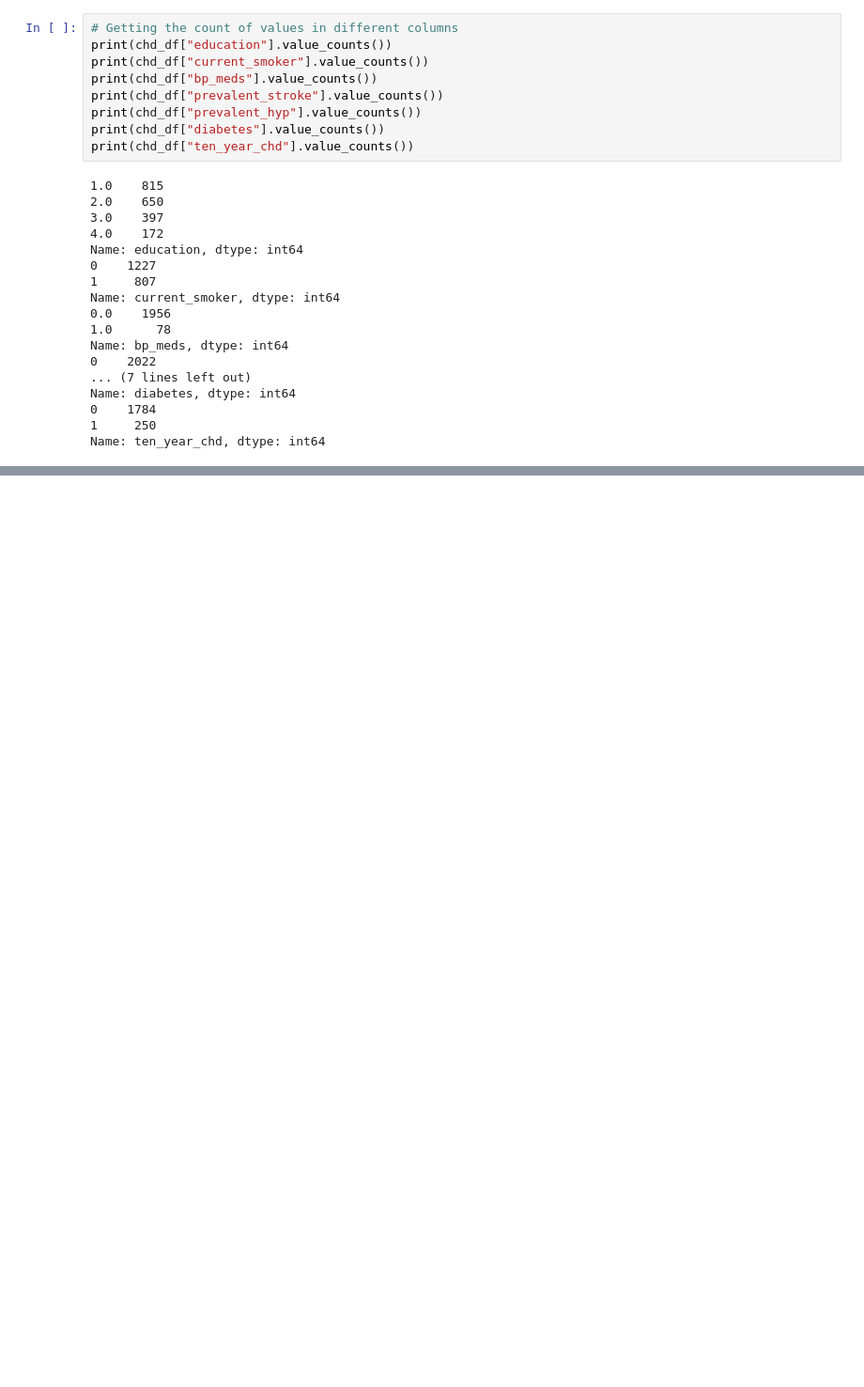
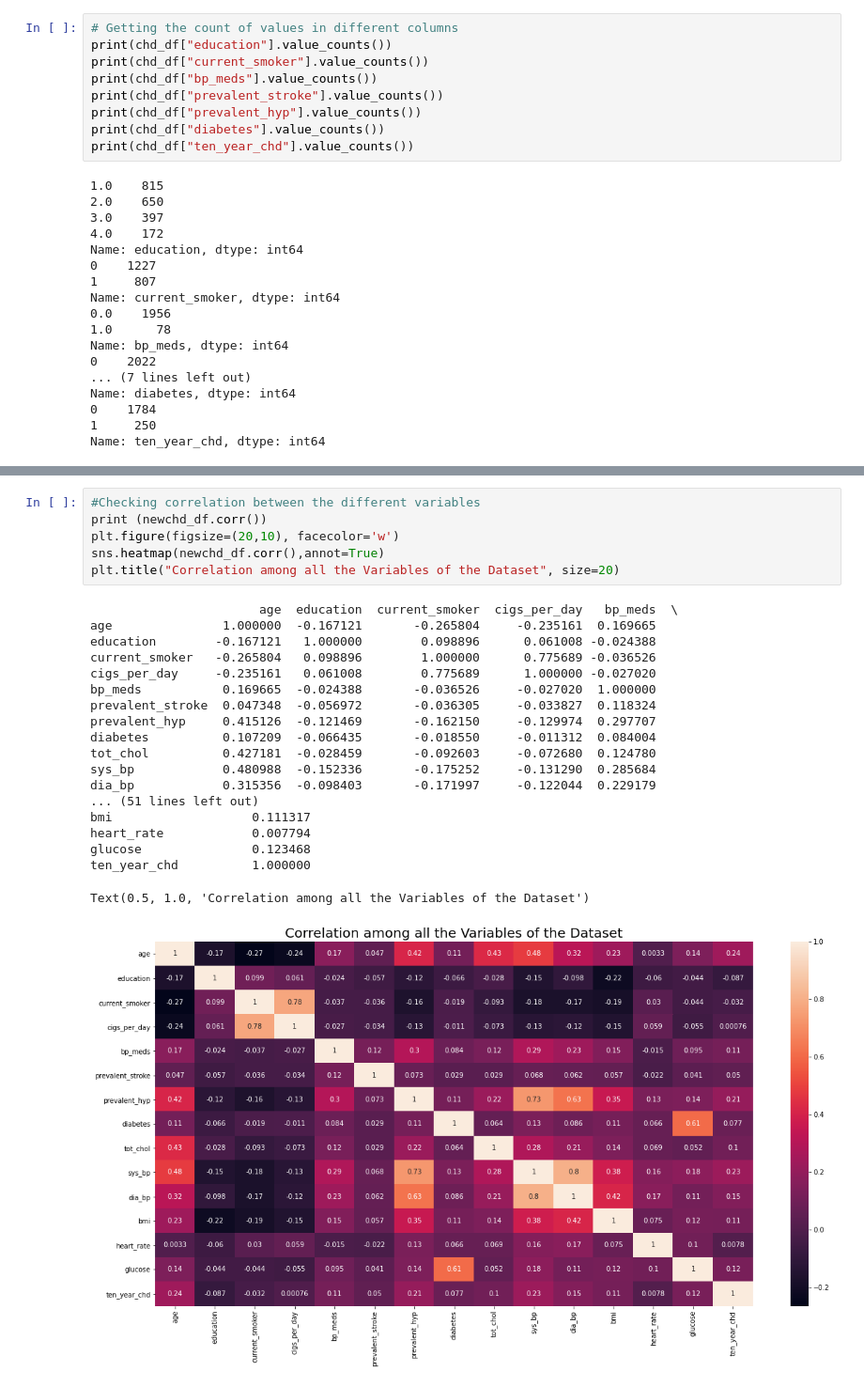
Before and after one commit to RN2D-Project/BootCamp_Project, a Jupyter notebook: HeartDiseasePredictor_MLM.ipynb, the cells around one changed output, grey strips where cells are left out. Shown at 94% size. Cells and saved outputs as stored; diff of their text form; blank space fills up the shorter version.

```diff
--- a/HeartDiseasePredictor_MLM.ipynb
+++ b/HeartDiseasePredictor_MLM.ipynb
@@ -104,0 +217,26 @@ Name: ten_year_chd, dtype: int64
+# %%
+#Checking correlation between the different variables
+print (newchd_df.corr())
+plt.figure(figsize=(20,10), facecolor='w')
+sns.heatmap(newchd_df.corr(),annot=True)
+plt.title("Correlation among all the Variables of the Dataset", size=20)
+# %% [output]
+                       age  education  current_smoker  cigs_per_day   bp_meds  \
+age               1.000000  -0.167121       -0.265804     -0.235161  0.169665
+education        -0.167121   1.000000        0.098896      0.061008 -0.024388
+current_smoker   -0.265804   0.098896        1.000000      0.775689 -0.036526
+cigs_per_day     -0.235161   0.061008        0.775689      1.000000 -0.027020
+bp_meds           0.169665  -0.024388       -0.036526     -0.027020  1.000000
+prevalent_stroke  0.047348  -0.056972       -0.036305     -0.033827  0.118324
+prevalent_hyp     0.415126  -0.121469       -0.162150     -0.129974  0.297707
+diabetes          0.107209  -0.066435       -0.018550     -0.011312  0.084004
+tot_chol          0.427181  -0.028459       -0.092603     -0.072680  0.124780
+sys_bp            0.480988  -0.152336       -0.175252     -0.131290  0.285684
+dia_bp            0.315356  -0.098403       -0.171997     -0.122044  0.229179
+... (51 lines left out)
+bmi                   0.111317
+heart_rate            0.007794
+glucose               0.123468
+ten_year_chd          1.000000
+Text(0.5, 1.0, 'Correlation among all the Variables of the Dataset')
+[figure, added]
```
Also changed, not shown: parts of 26 cells of this notebook.
